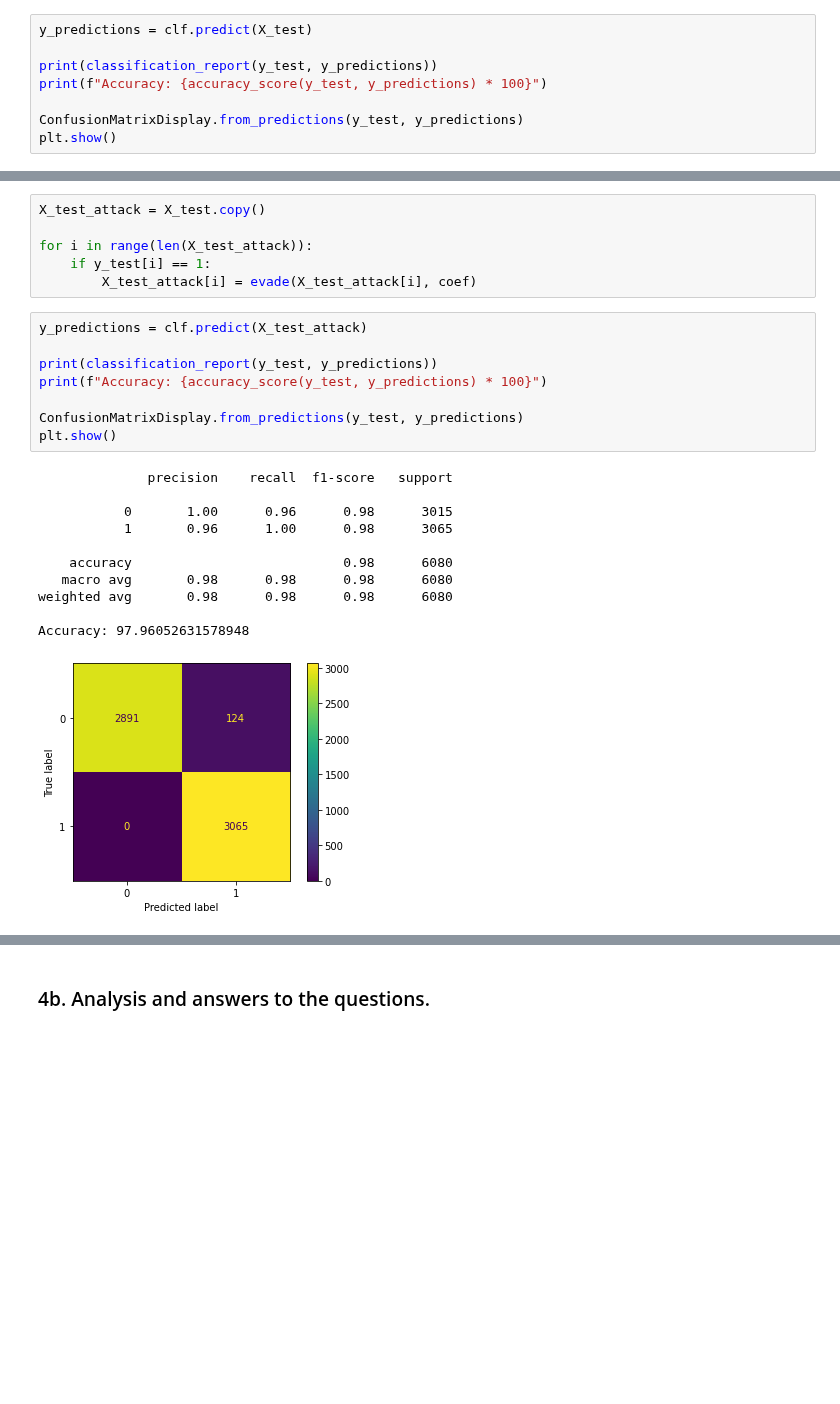
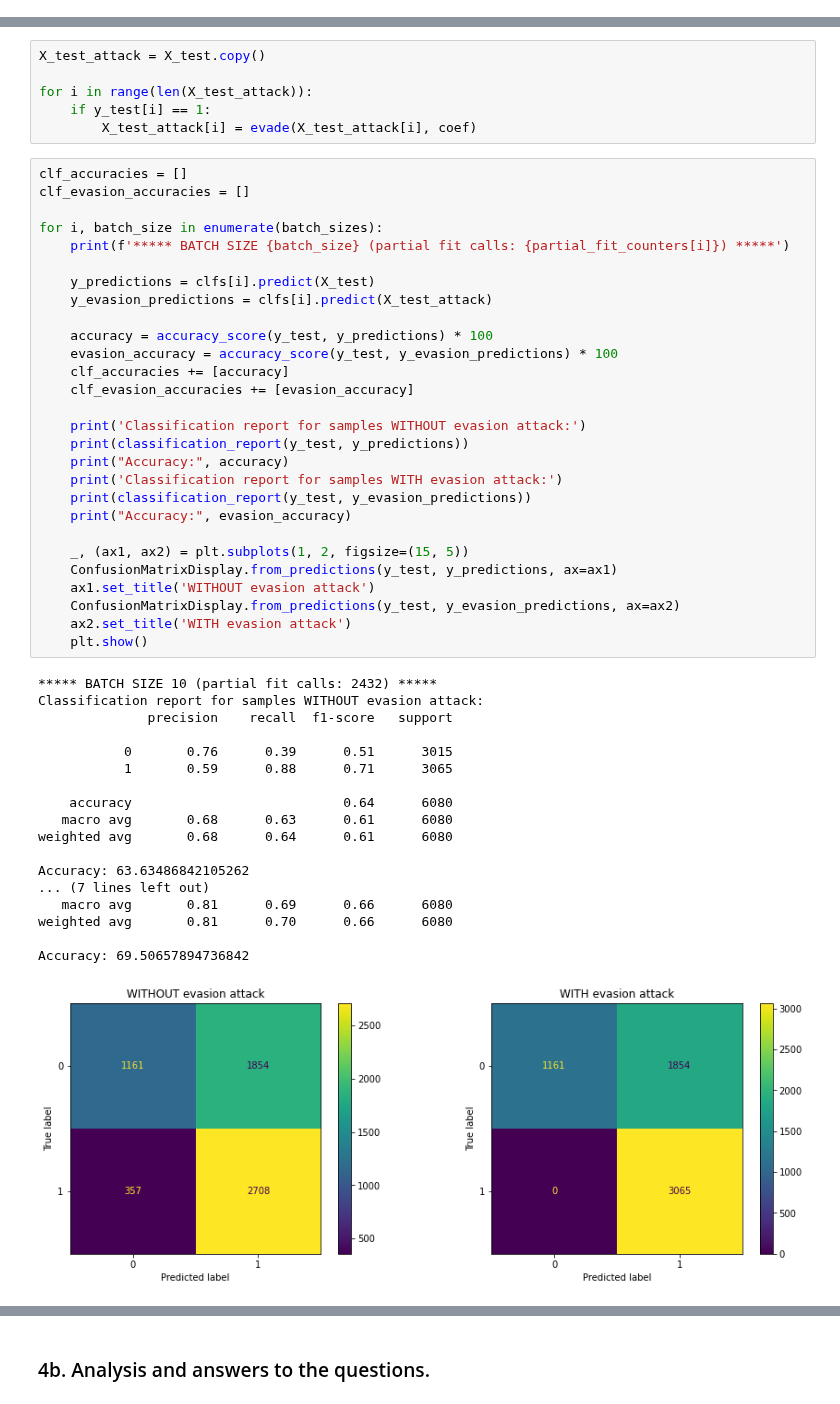
Before and after one commit to kponichtera/cs4035-cda, a Jupyter notebook: lab4/Lab4.ipynb, the cells around one changed output, grey strips where cells are left out. Drawn from its saved outputs; the diff is of its cells as text; blank space fills up the shorter version.

Commit message:
Task 3 - different batch sizes

```diff
--- a/lab4/Lab4.ipynb
+++ b/lab4/Lab4.ipynb
@@ -242,8 +249,0 @@ for i in range(len(X_train)):
-# %%
-y_predictions = clf.predict(X_test)
-
-print(classification_report(y_test, y_predictions))
-print(f"Accuracy: {accuracy_score(y_test, y_predictions) * 100}")
-
-ConfusionMatrixDisplay.from_predictions(y_test, y_predictions)
-plt.show()
@@ -265,23 +253,50 @@ X_test_attack = X_test.copy()
 for i in range(len(X_test_attack)):
     if y_test[i] == 1:
         X_test_attack[i] = evade(X_test_attack[i], coef)
-# %%
-y_predictions = clf.predict(X_test_attack)
-
-print(classification_report(y_test, y_predictions))
-print(f"Accuracy: {accuracy_score(y_test, y_predictions) * 100}")
-
-ConfusionMatrixDisplay.from_predictions(y_test, y_predictions)
-plt.show()
-# %% [output]
-              precision    recall  f1-score   support
-
-           0       1.00      0.96      0.98      3015
-           1       0.96      1.00      0.98      3065
-
-    accuracy                           0.98      6080
-   macro avg       0.98      0.98      0.98      6080
-weighted avg       0.98      0.98      0.98      6080
-
-Accuracy: 97.96052631578948
-[figure, removed]
+# %%
+clf_accuracies = []
+clf_evasion_accuracies = []
+
+for i, batch_size in enumerate(batch_sizes):
+    print(f'***** BATCH SIZE {batch_size} (partial fit calls: {partial_fit_counters[i]}) *****')
+
+    y_predictions = clfs[i].predict(X_test)
+    y_evasion_predictions = clfs[i].predict(X_test_attack)
+
+    accuracy = accuracy_score(y_test, y_predictions) * 100
+    evasion_accuracy = accuracy_score(y_test, y_evasion_predictions) * 100
+    clf_accuracies += [accuracy]
+    clf_evasion_accuracies += [evasion_accuracy]
+
+    print('Classification report for samples WITHOUT evasion attack:')
+    print(classification_report(y_test, y_predictions))
+    print("Accuracy:", accuracy)
+    print('Classification report for samples WITH evasion attack:')
+    print(classification_report(y_test, y_evasion_predictions))
+    print("Accuracy:", evasion_accuracy)
+
+    _, (ax1, ax2) = plt.subplots(1, 2, figsize=(15, 5))
+    ConfusionMatrixDisplay.from_predictions(y_test, y_predictions, ax=ax1)
+    ax1.set_title('WITHOUT evasion attack')
+    ConfusionMatrixDisplay.from_predictions(y_test, y_evasion_predictions, ax=ax2)
+    ax2.set_title('WITH evasion attack')
+    plt.show()
+# %% [output]
+***** BATCH SIZE 10 (partial fit calls: 2432) *****
+Classification report for samples WITHOUT evasion attack:
+              precision    recall  f1-score   support
+
+           0       0.76      0.39      0.51      3015
+           1       0.59      0.88      0.71      3065
+
+    accuracy                           0.64      6080
+   macro avg       0.68      0.63      0.61      6080
+weighted avg       0.68      0.64      0.61      6080
+
+Accuracy: 63.63486842105262
+... (7 lines left out)
+   macro avg       0.81      0.69      0.66      6080
+weighted avg       0.81      0.70      0.66      6080
+
+Accuracy: 69.50657894736842
+[figure, added]
```
Also changed, not shown: parts of 6 cells of this notebook.
